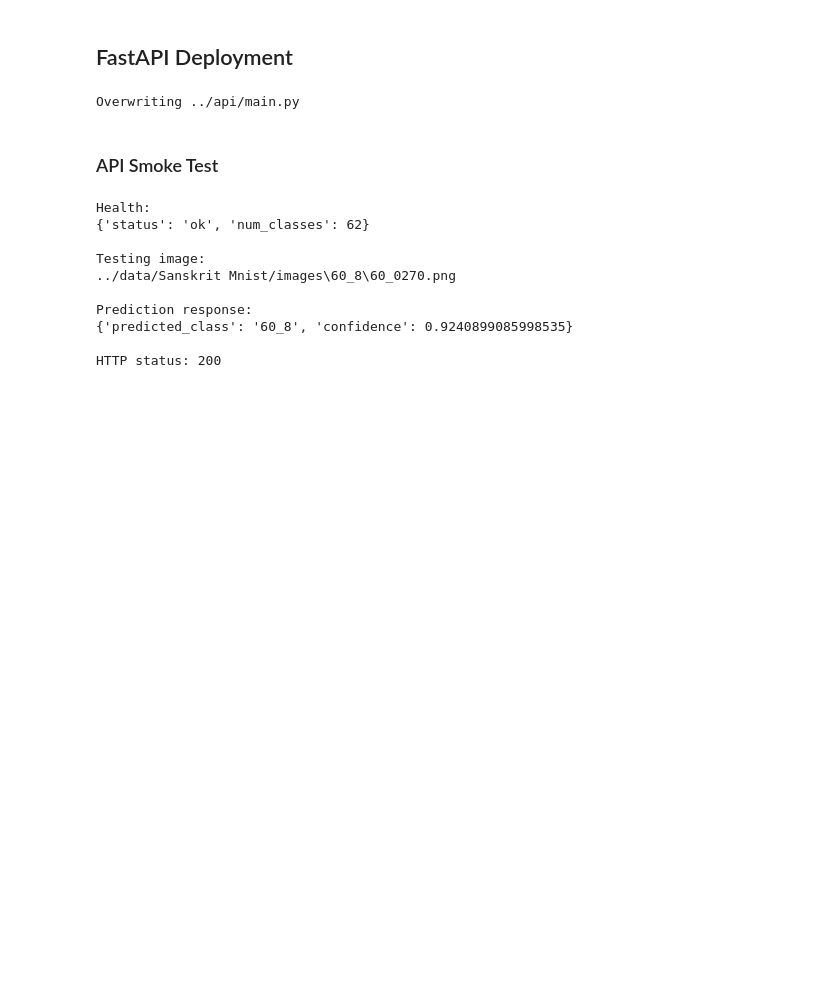
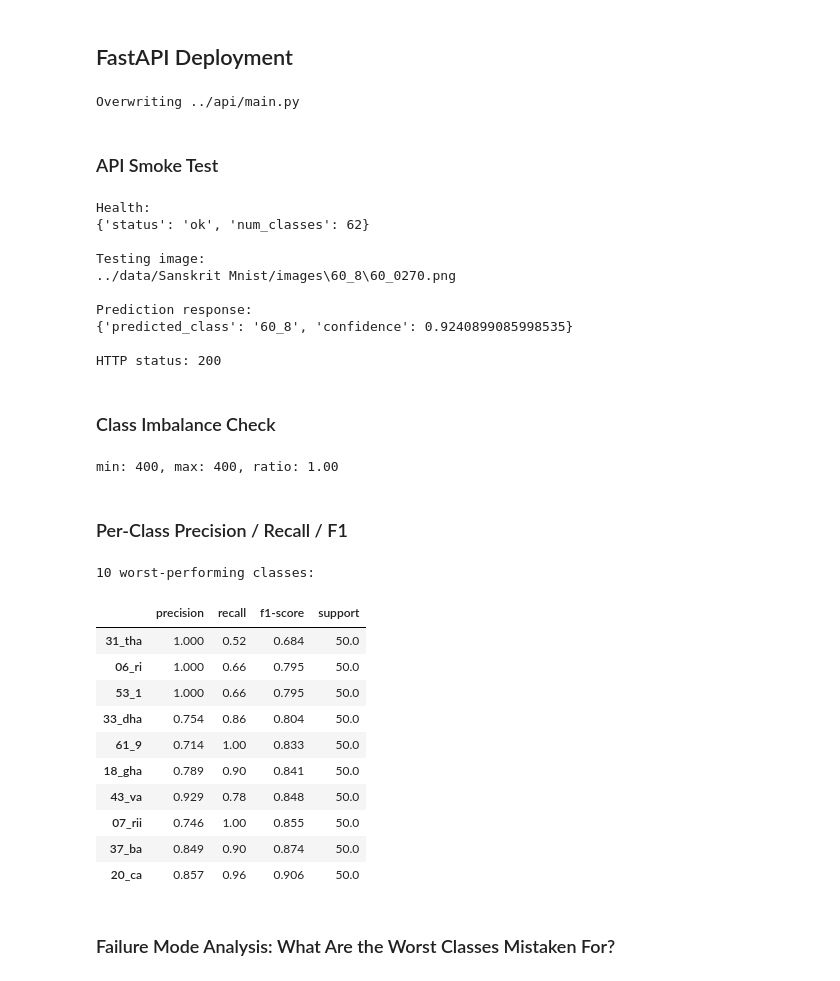
Before and after one commit to yashithac618/CharClassifier, a Jupyter notebook: notebooks/01_char_recognition.ipynb, the cells around one changed output. Drawn from its saved outputs; the diff is of its cells as text; code cells hidden in the pictures; blank space fills up the shorter version.

Commit message:
Add per-class diagnostics
Includes failure mode analysis, precision/recall/F1 by class, and a class imbalance sanity check

```diff
--- a/notebooks/01_char_recognition.ipynb
+++ b/notebooks/01_char_recognition.ipynb
@@ -1034,3 +1034,44 @@ Prediction response:
 {'predicted_class': '60_8', 'confidence': 0.9240899085998535}
 
 HTTP status: 200
+# %% [markdown]
+### Class Imbalance Check
+# %%
+from collections import Counter
+
+labels = [train_ds.dataset.samples[i][1] for i in train_ds.indices]
+train_counts = Counter(labels)
+
+vals = list(train_counts.values())
+imbalance_ratio = max(vals) / min(vals)
+print(f"min: {min(vals)}, max: {max(vals)}, ratio: {imbalance_ratio:.2f}")
+# %% [output]
+min: 400, max: 400, ratio: 1.00
+# %% [markdown]
+### Per-Class Precision / Recall / F1
+# %%
+from sklearn.metrics import classification_report
+
+report = classification_report(
+    labels_arr, preds, target_names=class_names,
+    output_dict=True, zero_division=0
+)
+report_df = pd.DataFrame(report).transpose().iloc[:-3]
+report_df = report_df.sort_values("f1-score").round(3)
+print("10 worst-performing classes:")
+display(report_df.head(10))
+# %% [output]
+10 worst-performing classes:
+|  | precision | recall | f1-score | support |
+| 31_tha | 1.000 | 0.52 | 0.684 | 50.0 |
+| 06_ri | 1.000 | 0.66 | 0.795 | 50.0 |
+| 53_1 | 1.000 | 0.66 | 0.795 | 50.0 |
+| 33_dha | 0.754 | 0.86 | 0.804 | 50.0 |
+| 61_9 | 0.714 | 1.00 | 0.833 | 50.0 |
+| 18_gha | 0.789 | 0.90 | 0.841 | 50.0 |
+| 43_va | 0.929 | 0.78 | 0.848 | 50.0 |
+| 07_rii | 0.746 | 1.00 | 0.855 | 50.0 |
+| 37_ba | 0.849 | 0.90 | 0.874 | 50.0 |
+| 20_ca | 0.857 | 0.96 | 0.906 | 50.0 |
+# %% [markdown]
+### Failure Mode Analysis: What Are the Worst Classes Mistaken For?
```
Also changed, not shown: parts of 3 cells of this notebook.
